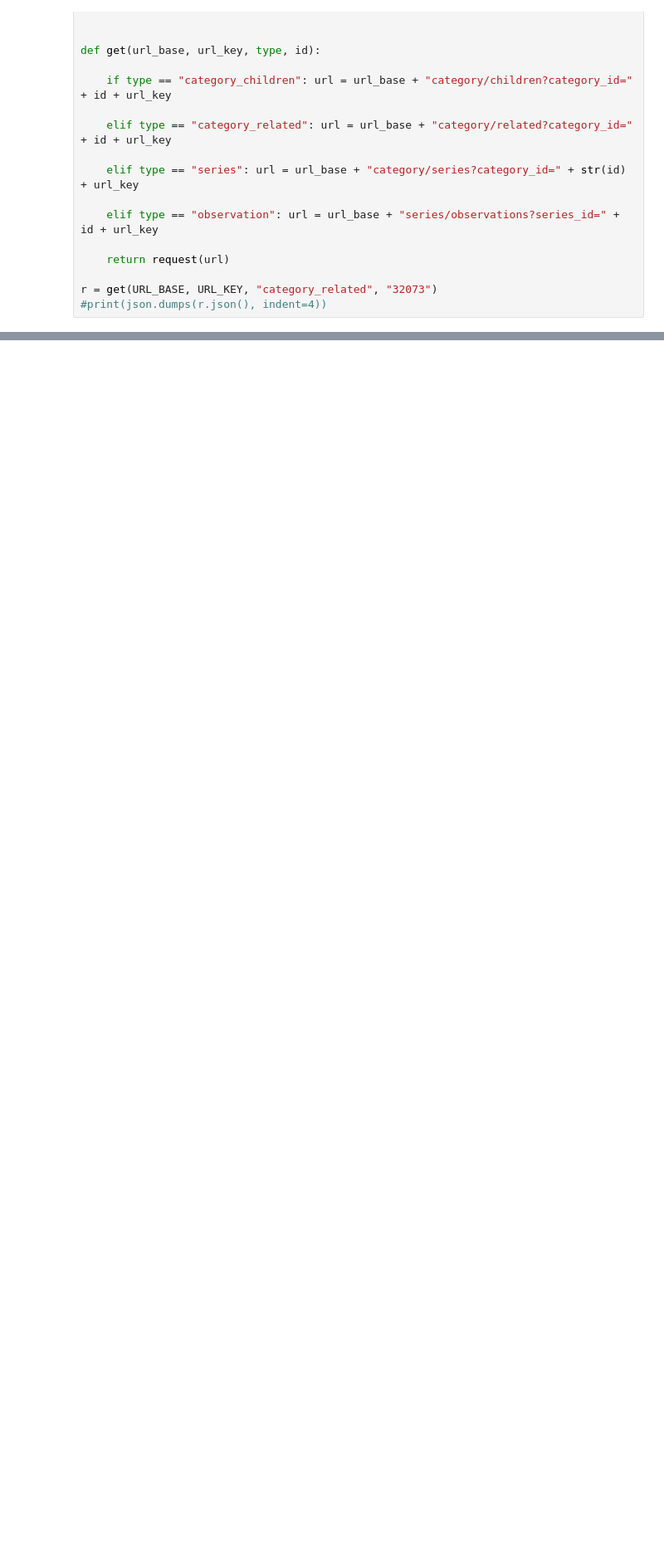
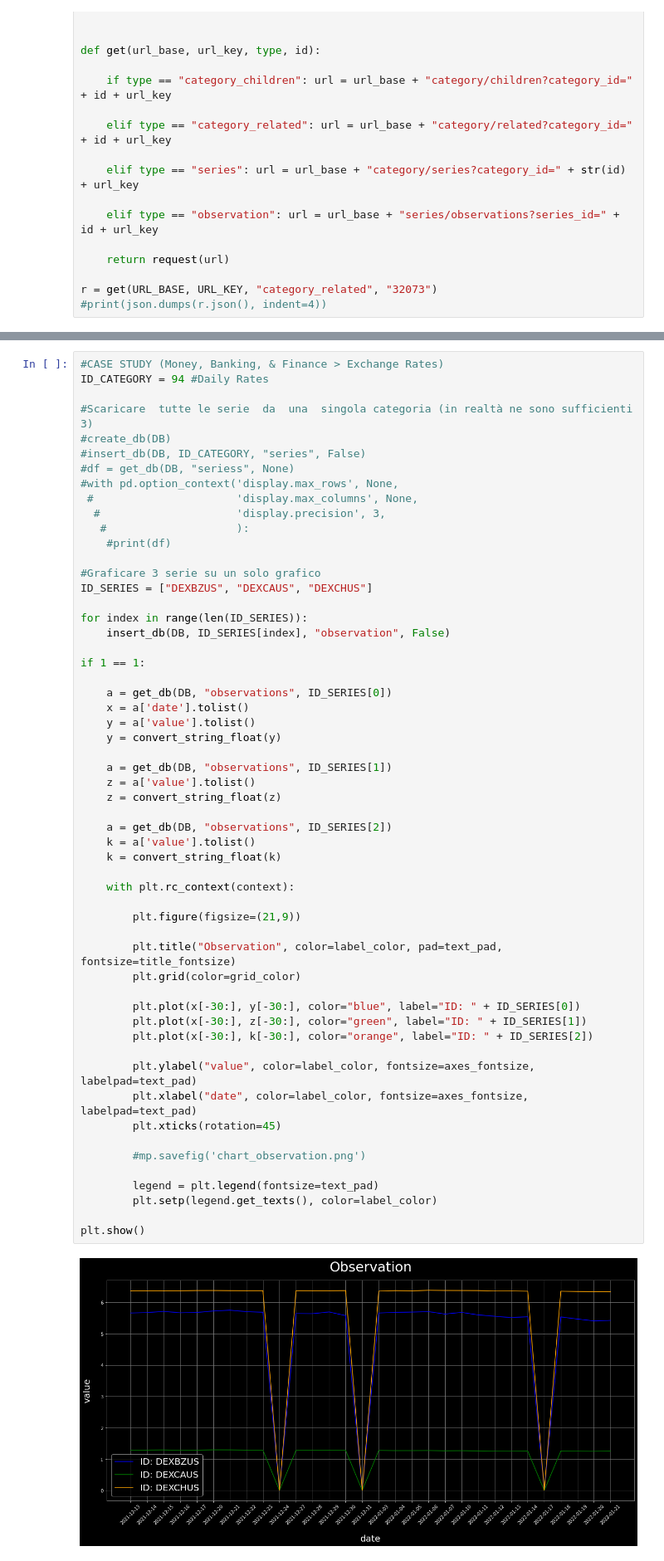
Before and after one commit to matt-merman/CPS, a Jupyter notebook: code/main.ipynb, the cells around one changed output, grey strips where cells are left out. Shown at 83% size. Saved outputs shown, nothing was run; the diff lists cells and outputs as text; blank space fills up the shorter version.

```diff
--- a/code/main.ipynb
+++ b/code/main.ipynb
@@ -360,0 +442,58 @@ display_moving_average(ID_OBSERVATION, 7)
+# %%
+#CASE STUDY (Money, Banking, & Finance > Exchange Rates)
+ID_CATEGORY = 94 #Daily Rates
+
+#Scaricare  tutte le serie  da  una  singola categoria (in realtà ne sono sufficienti 3)
+#create_db(DB)
+#insert_db(DB, ID_CATEGORY, "series", False)
+#df = get_db(DB, "seriess", None)
+#with pd.option_context('display.max_rows', None,
+ #                      'display.max_columns', None,
+  #                     'display.precision', 3,
+   #                    ):
+    #print(df)
+
+#Graficare 3 serie su un solo grafico
+ID_SERIES = ["DEXBZUS", "DEXCAUS", "DEXCHUS"]
+
+for index in range(len(ID_SERIES)):
+    insert_db(DB, ID_SERIES[index], "observation", False)
+
+if 1 == 1:
+
+    a = get_db(DB, "observations", ID_SERIES[0])
+    x = a['date'].tolist()
+    y = a['value'].tolist()
+    y = convert_string_float(y)
+
+    a = get_db(DB, "observations", ID_SERIES[1])
+    z = a['value'].tolist()
+    z = convert_string_float(z)
+
+    a = get_db(DB, "observations", ID_SERIES[2])
+    k = a['value'].tolist()
+    k = convert_string_float(k)
+
+    with plt.rc_context(context):
+
+        plt.figure(figsize=(21,9))
+
+        plt.title("Observation", color=label_color, pad=text_pad, fontsize=title_fontsize)
+        plt.grid(color=grid_color)
+
+        plt.plot(x[-30:], y[-30:], color="blue", label="ID: " + ID_SERIES[0])
+        plt.plot(x[-30:], z[-30:], color="green", label="ID: " + ID_SERIES[1])
+        plt.plot(x[-30:], k[-30:], color="orange", label="ID: " + ID_SERIES[2])
+
+        plt.ylabel("value", color=label_color, fontsize=axes_fontsize, labelpad=text_pad)
+        plt.xlabel("date", color=label_color, fontsize=axes_fontsize, labelpad=text_pad)
+        plt.xticks(rotation=45)
+
+        #mp.savefig('chart_observation.png')
+
+        legend = plt.legend(fontsize=text_pad)
+        plt.setp(legend.get_texts(), color=label_color)
+
+plt.show()
+# %% [output]
+[figure, added]
```
Also changed, not shown: parts of 3 cells of this notebook, 1 other file.
